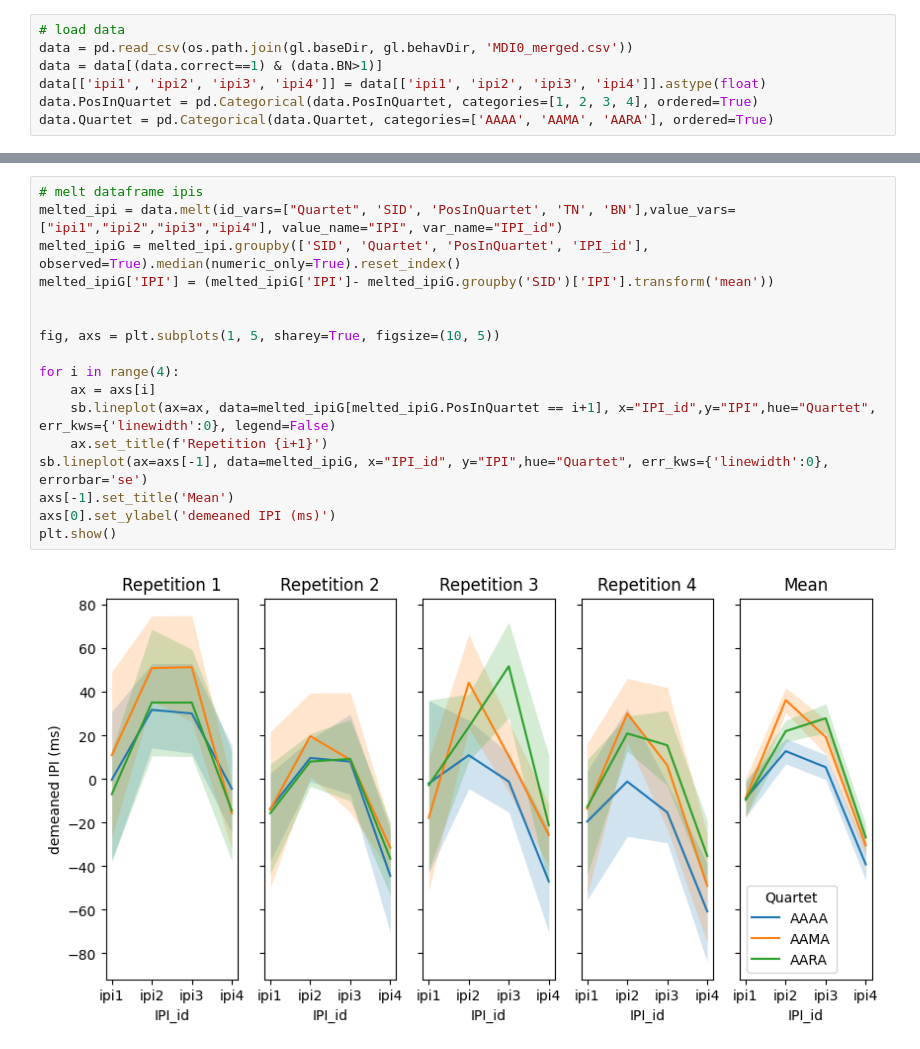
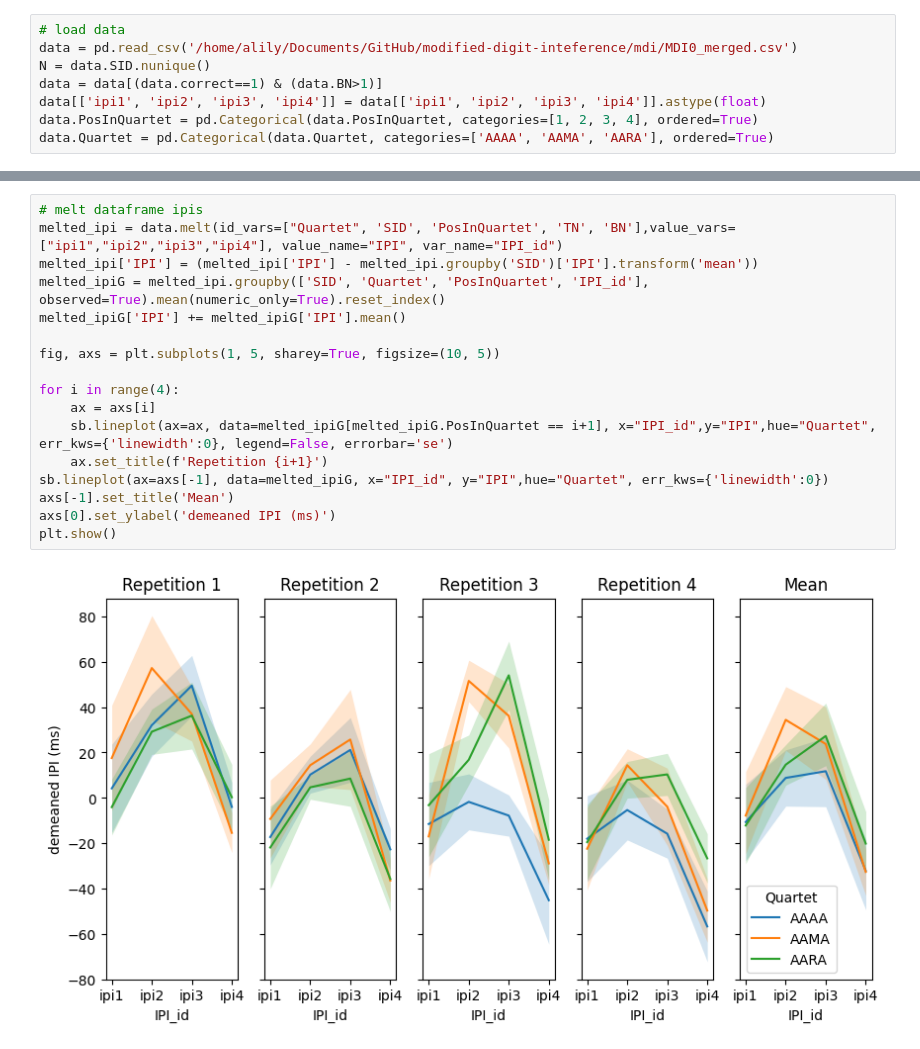
Before and after one commit to AmandaGiselleLily/modified-digit-inteference, a Jupyter notebook: notebooks/IPIs.ipynb, the cells around one changed output, grey strips where cells are left out. Cells and saved outputs as stored; diff of their text form.

```diff
--- a/notebooks/IPIs.ipynb
+++ b/notebooks/IPIs.ipynb
@@ -14,6 +12,7 @@ base directory: /cifs/diedrichsen/data/ModifiedDigitInterference/
 # %%
 # load data
-data = pd.read_csv(os.path.join(gl.baseDir, gl.behavDir, 'MDI0_merged.csv'))
+data = pd.read_csv('/home/alily/Documents/GitHub/modified-digit-inteference/mdi/MDI0_merged.csv')
+N = data.SID.nunique()
 data = data[(data.correct==1) & (data.BN>1)]
 data[['ipi1', 'ipi2', 'ipi3', 'ipi4']] = data[['ipi1', 'ipi2', 'ipi3', 'ipi4']].astype(float)
 data.PosInQuartet = pd.Categorical(data.PosInQuartet, categories=[1, 2, 3, 4], ordered=True)
@@ -21,19 +35,19 @@ data.Quartet = pd.Categorical(data.Quartet, categories=['AAAA', 'AAMA', 'AARA'],
 # %%
 # melt dataframe ipis
 melted_ipi = data.melt(id_vars=["Quartet", 'SID', 'PosInQuartet', 'TN', 'BN'],value_vars=["ipi1","ipi2","ipi3","ipi4"], value_name="IPI", var_name="IPI_id")
-melted_ipiG = melted_ipi.groupby(['SID', 'Quartet', 'PosInQuartet', 'IPI_id'], observed=True).median(numeric_only=True).reset_index()
-melted_ipiG['IPI'] = (melted_ipiG['IPI']- melted_ipiG.groupby('SID')['IPI'].transform('mean'))
-
+melted_ipi['IPI'] = (melted_ipi['IPI'] - melted_ipi.groupby('SID')['IPI'].transform('mean'))
+melted_ipiG = melted_ipi.groupby(['SID', 'Quartet', 'PosInQuartet', 'IPI_id'], observed=True).mean(numeric_only=True).reset_index()
+melted_ipiG['IPI'] += melted_ipiG['IPI'].mean()
 
 fig, axs = plt.subplots(1, 5, sharey=True, figsize=(10, 5))
 
 for i in range(4):
     ax = axs[i]
-    sb.lineplot(ax=ax, data=melted_ipiG[melted_ipiG.PosInQuartet == i+1], x="IPI_id",y="IPI",hue="Quartet", err_kws={'linewidth':0}, legend=False)
+    sb.lineplot(ax=ax, data=melted_ipiG[melted_ipiG.PosInQuartet == i+1], x="IPI_id",y="IPI",hue="Quartet", err_kws={'linewidth':0}, legend=False, errorbar='se')
     ax.set_title(f'Repetition {i+1}')
-sb.lineplot(ax=axs[-1], data=melted_ipiG, x="IPI_id", y="IPI",hue="Quartet", err_kws={'linewidth':0}, errorbar='se')
+sb.lineplot(ax=axs[-1], data=melted_ipiG, x="IPI_id", y="IPI",hue="Quartet", err_kws={'linewidth':0})
 axs[-1].set_title('Mean')
 axs[0].set_ylabel('demeaned IPI (ms)')
 plt.show()
 # %% [output]
-[figure, old version]
+[figure, new version]
```
Also changed, not shown: parts of 2 cells of this notebook, 4 other files.
